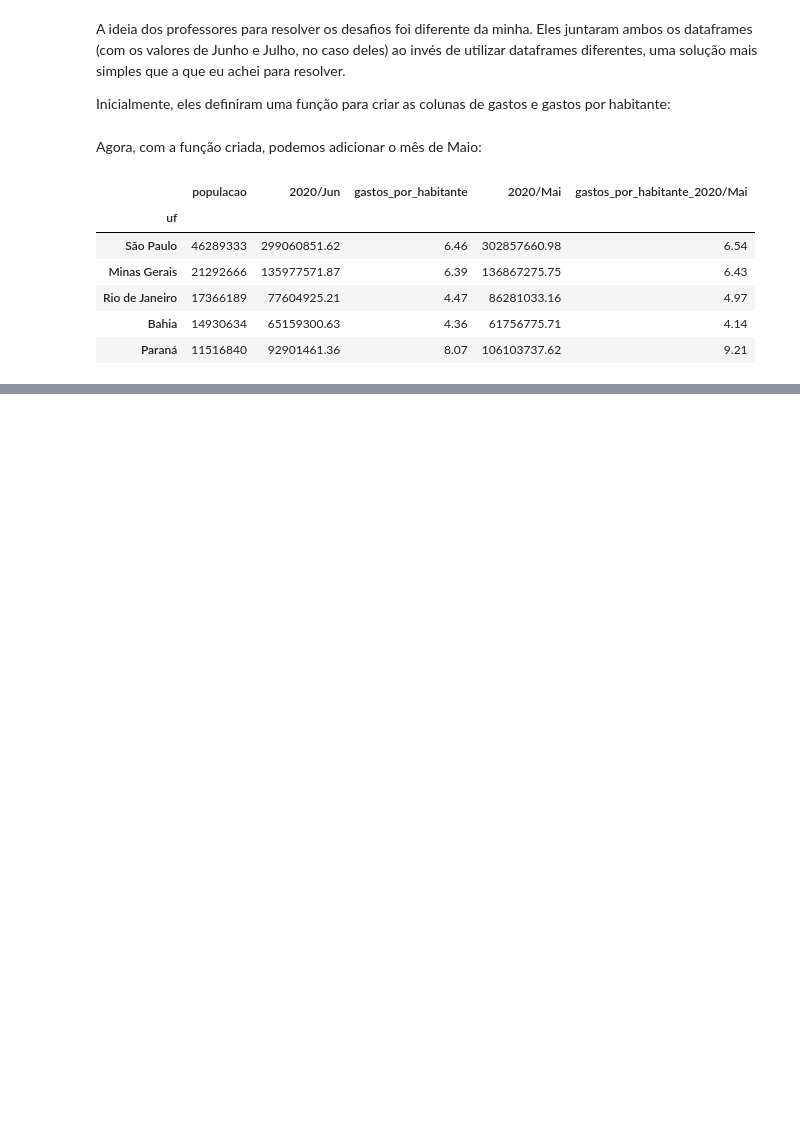
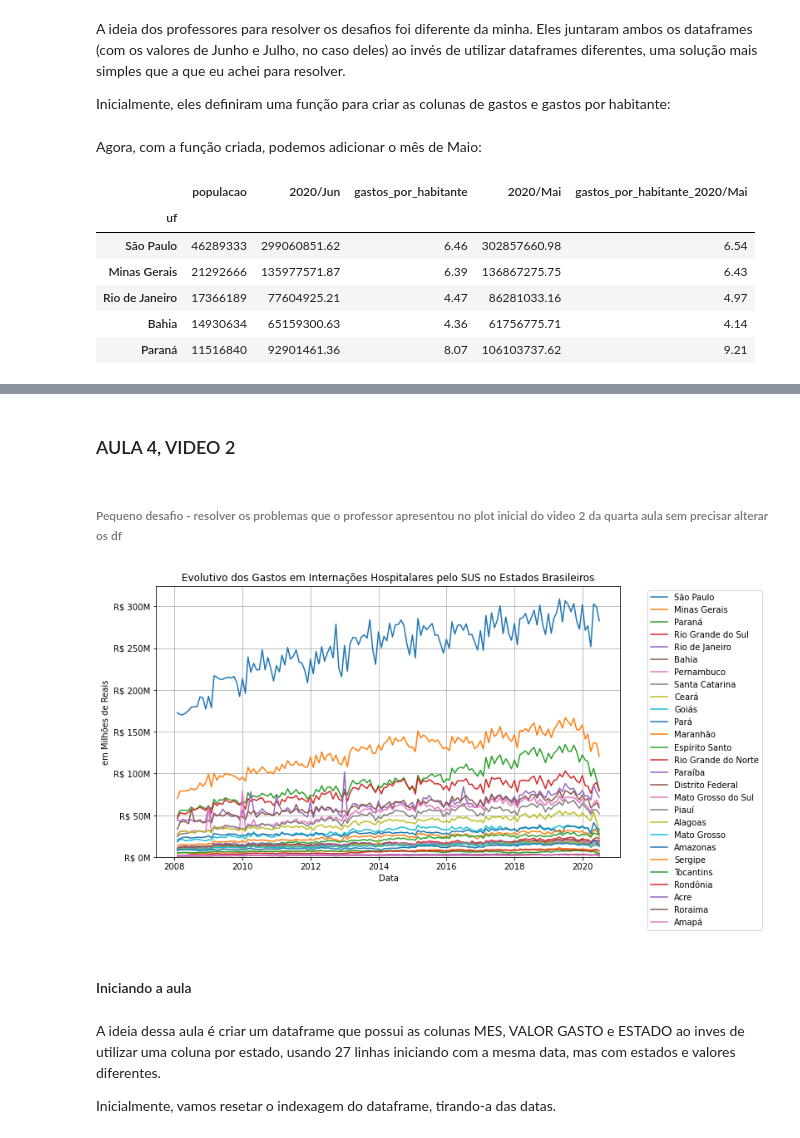
Before and after one commit to nicolasbuen/Alura-s-Data-Science-Bootcamp, a Jupyter notebook: modulo_2/aula _mod2.ipynb, the cells around one changed output, grey strips where cells are left out. Saved outputs shown, nothing was run; the diff lists cells and outputs as text; code cells hidden in the pictures; blank space fills up the shorter version.

```diff
--- a/modulo_2/aula _mod2.ipynb
+++ b/modulo_2/aula _mod2.ipynb
@@ -642,0 +775,33 @@ sns.scatterplot(data = gastos_e_pop_recente/1000000, x = 'populacao', y='2020/Ma
+# %% [markdown]
+### AULA 4, VIDEO 2
+# %% [markdown]
+###### Pequeno desafio - resolver os problemas que o professor apresentou no plot inicial do video 2 da quarta aula sem precisar alterar os df
+# %%
+# Plot
+fig, ax = plt.subplots(figsize = (10,6))
+
+for uf in mensal.columns.to_list():
+    ax = sns.lineplot(data=mensal, x = mensal.index, y=uf, label = uf)
+
+# Customização X
+ax.set_xlabel("Data")
+
+# Customização Y
+ax.set_ylabel("em Milhões de Reais")
+ax.set_ylim(0)
+formattery = ticker.FuncFormatter(millions)
+ax.yaxis.set_major_formatter(formattery)
+
+plt.legend(bbox_to_anchor=(1.05, 1), loc='upper left')
+
+plt.title("Evolutivo dos Gastos em Internações Hospitalares pelo SUS no Estados Brasileiros")
+plt.grid()
+plt.show()
+# %% [output]
+[figure, added]
+# %% [markdown]
+#### Iniciando a aula
+# %% [markdown]
+A ideia dessa aula é criar um dataframe que possui as colunas MES, VALOR GASTO e ESTADO ao inves de utilizar uma coluna por estado, usando 27 linhas iniciando com a mesma data, mas com estados e valores diferentes.
+
+Inicialmente, vamos resetar o indexagem do dataframe, tirando-a das datas.
```
Also changed, not shown: parts of 66 cells of this notebook, 1 other file.
